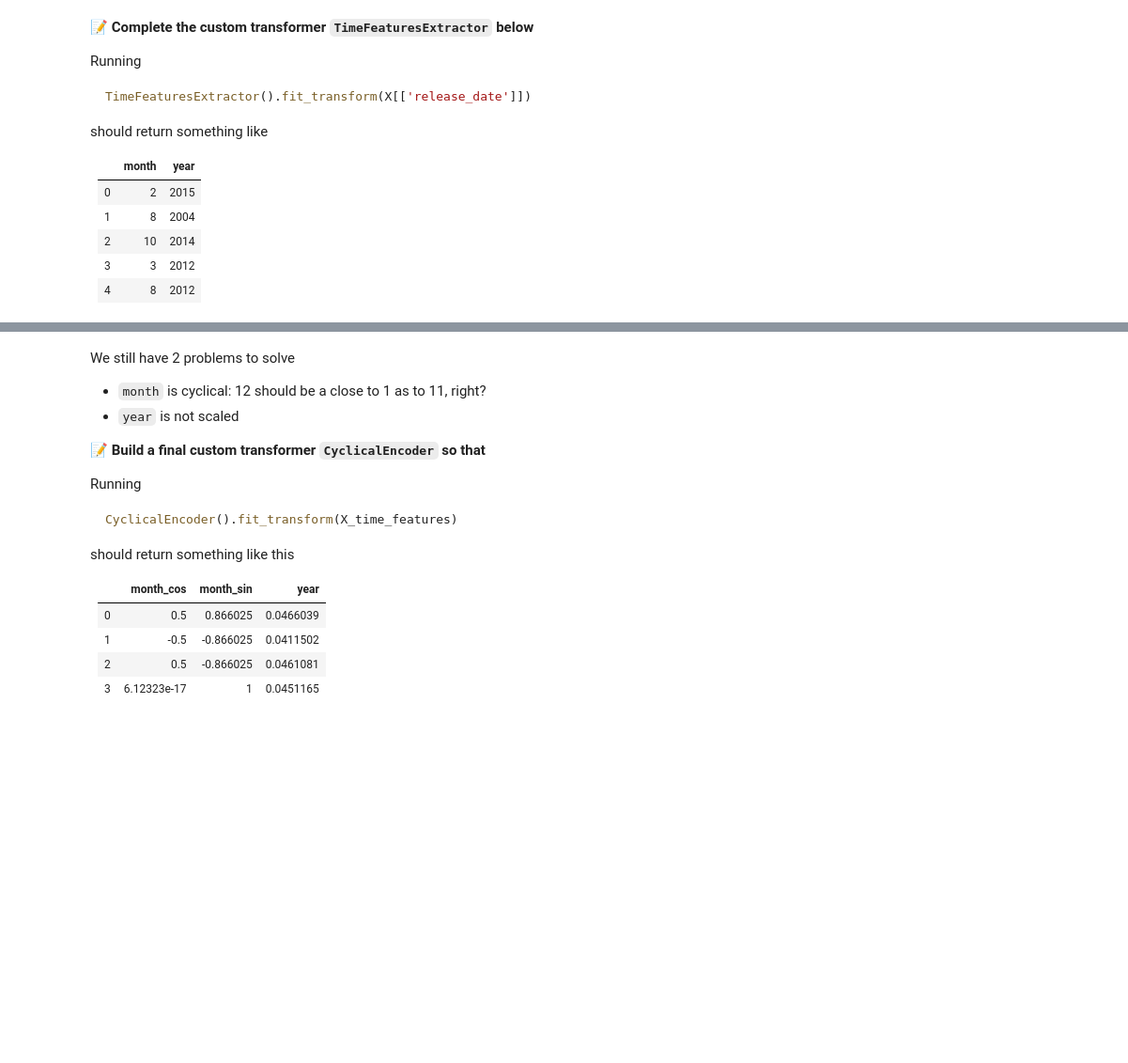
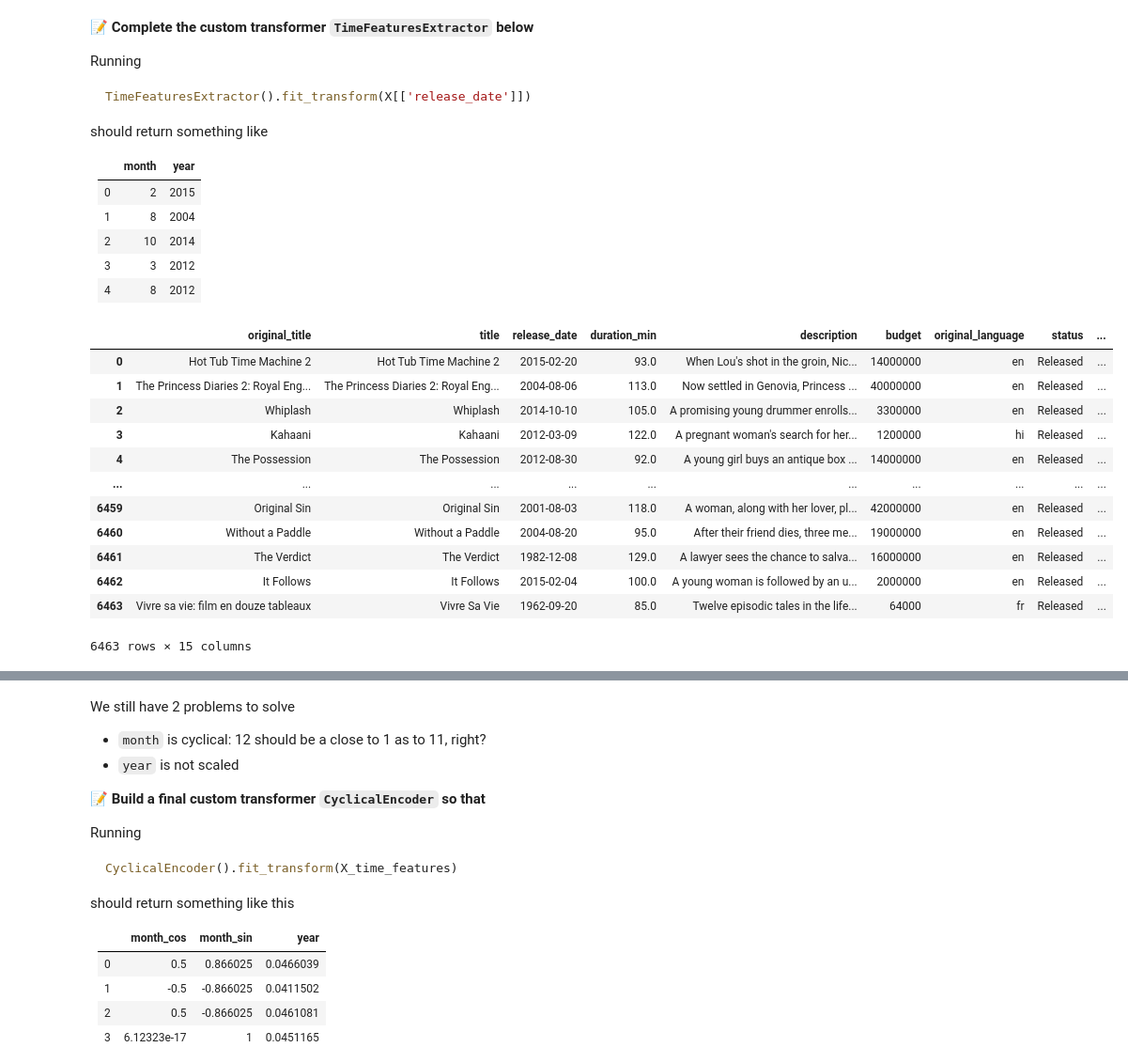
Before and after one commit to TheChwal/data-certification-exam, a Jupyter notebook: machine_learning/TV_popularity_predictor.ipynb, the cells around one changed output, grey strips where cells are left out. Shown at 94% size. Drawn from its saved outputs; the diff is of its cells as text; code cells hidden in the pictures; blank space fills up the shorter version.

```diff
--- a/machine_learning/TV_popularity_predictor.ipynb
+++ b/machine_learning/TV_popularity_predictor.ipynb
@@ -364,3 +377,19 @@ should return something like
 |  2 |      10 |   2014 |
 |  3 |       3 |   2012 |
 |  4 |       8 |   2012 |
+# %%
+X
+# %% [output]
+|  | original_title | title | release_date | duration_min | description | budget | original_language | status | ... |
+| 0 | Hot Tub Time Machine 2 | Hot Tub Time Machine 2 | 2015-02-20 | 93.0 | When Lou's shot in the groin, Nic... | 14000000 | en | Released | ... |
+| 1 | The Princess Diaries 2: Royal Eng... | The Princess Diaries 2: Royal Eng... | 2004-08-06 | 113.0 | Now settled in Genovia, Princess ... | 40000000 | en | Released | ... |
+| 2 | Whiplash | Whiplash | 2014-10-10 | 105.0 | A promising young drummer enrolls... | 3300000 | en | Released | ... |
+| 3 | Kahaani | Kahaani | 2012-03-09 | 122.0 | A pregnant woman's search for her... | 1200000 | hi | Released | ... |
+| 4 | The Possession | The Possession | 2012-08-30 | 92.0 | A young girl buys an antique box ... | 14000000 | en | Released | ... |
+| ... | ... | ... | ... | ... | ... | ... | ... | ... | ... |
+| 6459 | Original Sin | Original Sin | 2001-08-03 | 118.0 | A woman, along with her lover, pl... | 42000000 | en | Released | ... |
+| 6460 | Without a Paddle | Without a Paddle | 2004-08-20 | 95.0 | After their friend dies, three me... | 19000000 | en | Released | ... |
+| 6461 | The Verdict | The Verdict | 1982-12-08 | 129.0 | A lawyer sees the chance to salva... | 16000000 | en | Released | ... |
+| 6462 | It Follows | It Follows | 2015-02-04 | 100.0 | A young woman is followed by an u... | 2000000 | en | Released | ... |
+| 6463 | Vivre sa vie: film en douze tableaux | Vivre Sa Vie | 1962-09-20 | 85.0 | Twelve episodic tales in the life... | 64000 | fr | Released | ... |
+6463 rows × 15 columns
```
Also changed, not shown: parts of 47 cells of this notebook, 8 other files.
